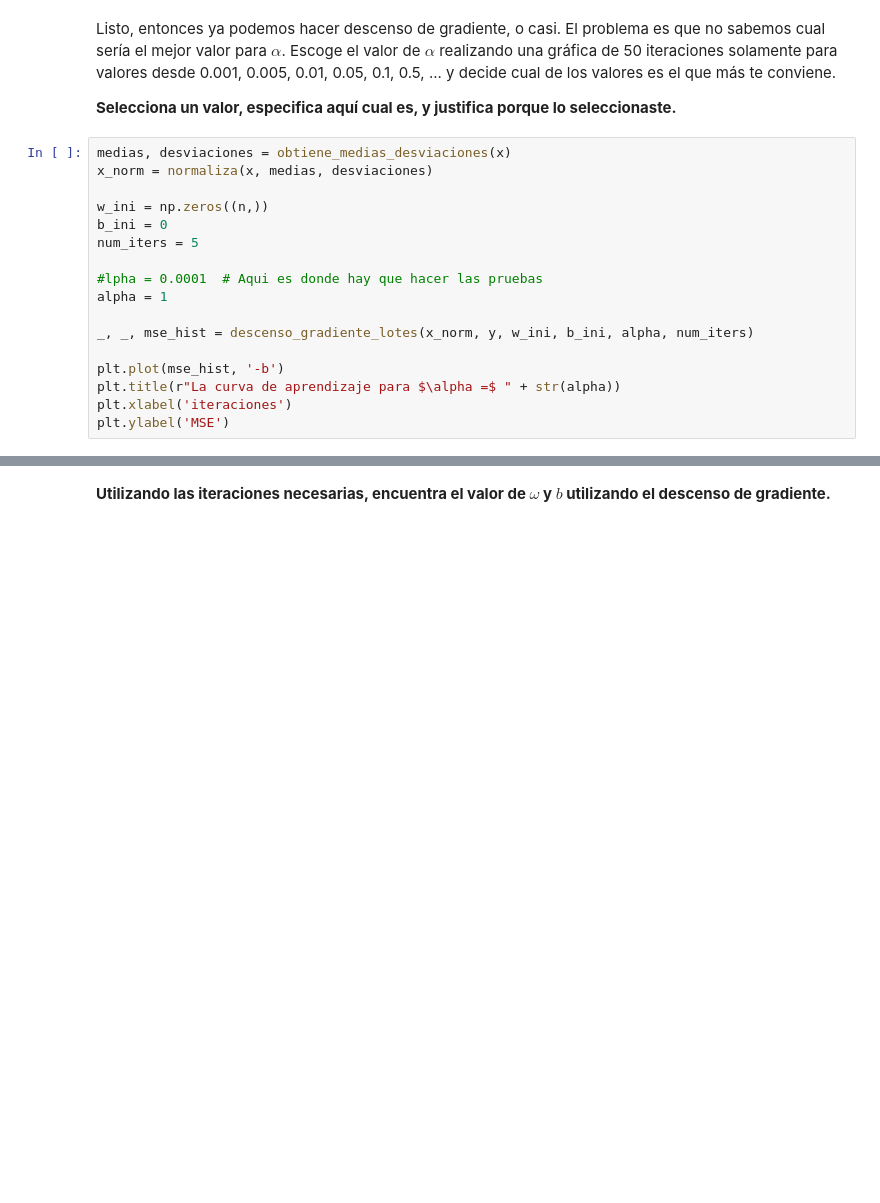
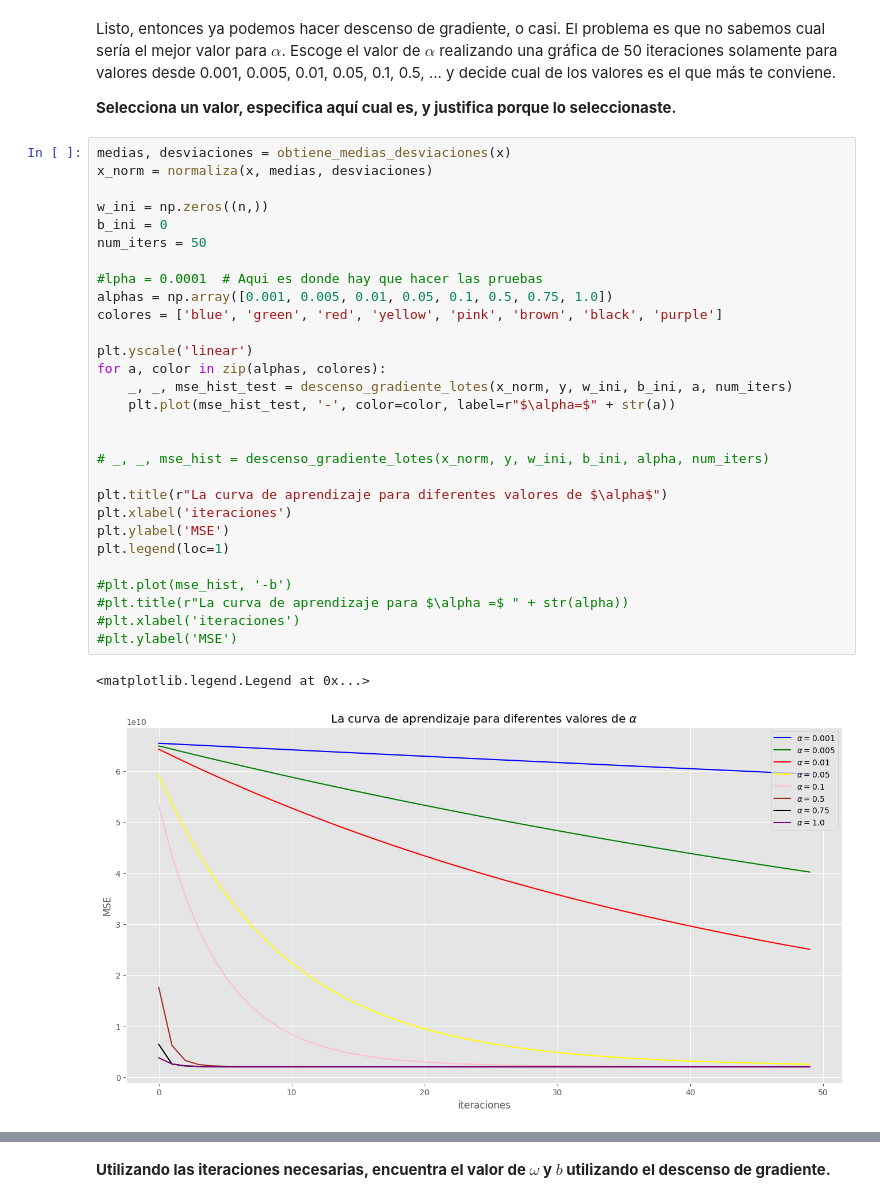
Before and after one commit to IA-UNISON/3-Aprendizaje, a Jupyter notebook: reg_lineal.ipynb, the cells around one changed output, grey strips where cells are left out. Saved outputs shown, nothing was run; the diff lists cells and outputs as text; blank space fills up the shorter version.

```diff
--- a/reg_lineal.ipynb
+++ b/reg_lineal.ipynb
@@ -323,17 +341,32 @@ Listo, entonces ya podemos hacer descenso de gradiente, o casi. El problema es q
 # %%
 medias, desviaciones = obtiene_medias_desviaciones(x)
 x_norm = normaliza(x, medias, desviaciones)
 
 w_ini = np.zeros((n,))
 b_ini = 0
-num_iters = 5
+num_iters = 50
 
 #lpha = 0.0001  # Aqui es donde hay que hacer las pruebas
-alpha = 1
+alphas = np.array([0.001, 0.005, 0.01, 0.05, 0.1, 0.5, 0.75, 1.0])
+colores = ['blue', 'green', 'red', 'yellow', 'pink', 'brown', 'black', 'purple']
 
-_, _, mse_hist = descenso_gradiente_lotes(x_norm, y, w_ini, b_ini, alpha, num_iters)
+plt.yscale('linear')
+for a, color in zip(alphas, colores):
+    _, _, mse_hist_test = descenso_gradiente_lotes(x_norm, y, w_ini, b_ini, a, num_iters)
+    plt.plot(mse_hist_test, '-', color=color, label=r"$\alpha=$" + str(a))
 
-plt.plot(mse_hist, '-b')
-plt.title(r"La curva de aprendizaje para $\alpha =$ " + str(alpha))
+
+# _, _, mse_hist = descenso_gradiente_lotes(x_norm, y, w_ini, b_ini, alpha, num_iters)
+
+plt.title(r"La curva de aprendizaje para diferentes valores de $\alpha$")
 plt.xlabel('iteraciones')
 plt.ylabel('MSE')
+plt.legend(loc=1)
+
+#plt.plot(mse_hist, '-b')
+#plt.title(r"La curva de aprendizaje para $\alpha =$ " + str(alpha))
+#plt.xlabel('iteraciones')
+#plt.ylabel('MSE')
+# %% [output]
+<matplotlib.legend.Legend at 0x...>
+[figure, added]
```
Also changed, not shown: parts of 9 cells of this notebook.
